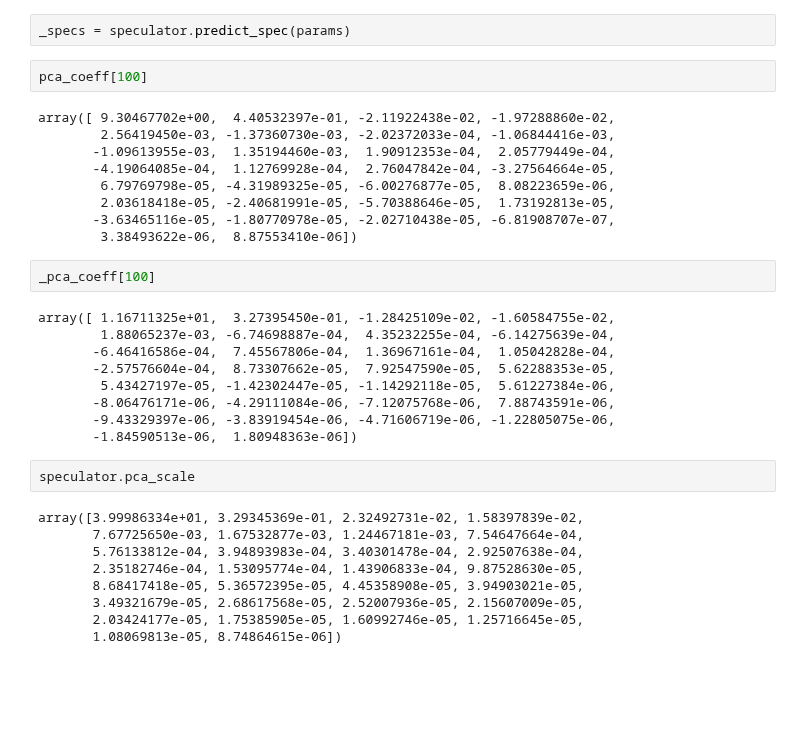
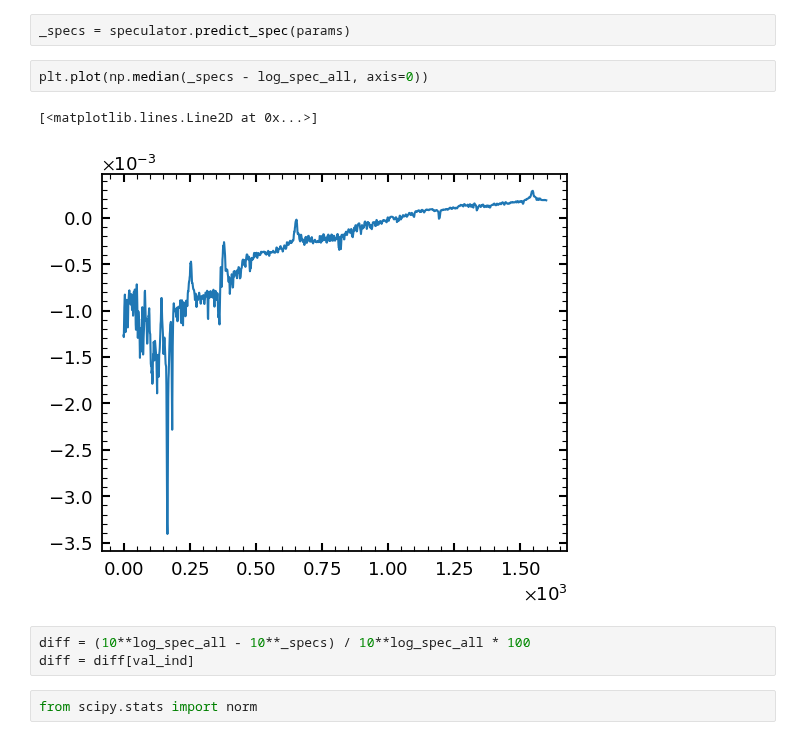
Before and after one commit to AstroJacobLi/popsed, a Jupyter notebook: notebooks/forward_model/NN_emulator.ipynb, the cells around one changed output. Drawn from its saved outputs; the diff is of its cells as text; blank space fills up the shorter version.

```diff
--- a/notebooks/forward_model/NN_emulator.ipynb
+++ b/notebooks/forward_model/NN_emulator.ipynb
@@ -265,35 +76,12 @@ _pca_coeff = speculator.predict(params)
 # %%
 _specs = speculator.predict_spec(params)
-# %%
-pca_coeff[100]
-# %% [output]
-array([ 9.30467702e+00,  4.40532397e-01, -2.11922438e-02, -1.97288860e-02,
-        2.56419450e-03, -1.37360730e-03, -2.02372033e-04, -1.06844416e-03,
-       -1.09613955e-03,  1.35194460e-03,  1.90912353e-04,  2.05779449e-04,
-       -4.19064085e-04,  1.12769928e-04,  2.76047842e-04, -3.27564664e-05,
-        6.79769798e-05, -4.31989325e-05, -6.00276877e-05,  8.08223659e-06,
-        2.03618418e-05, -2.40681991e-05, -5.70388646e-05,  1.73192813e-05,
-       -3.63465116e-05, -1.80770978e-05, -2.02710438e-05, -6.81908707e-07,
-        3.38493622e-06,  8.87553410e-06])
-# %%
-_pca_coeff[100]
-# %% [output]
-array([ 1.16711325e+01,  3.27395450e-01, -1.28425109e-02, -1.60584755e-02,
-        1.88065237e-03, -6.74698887e-04,  4.35232255e-04, -6.14275639e-04,
-       -6.46416586e-04,  7.45567806e-04,  1.36967161e-04,  1.05042828e-04,
-       -2.57576604e-04,  8.73307662e-05,  7.92547590e-05,  5.62288353e-05,
-        5.43427197e-05, -1.42302447e-05, -1.14292118e-05,  5.61227384e-06,
-       -8.06476171e-06, -4.29111084e-06, -7.12075768e-06,  7.88743591e-06,
-       -9.43329397e-06, -3.83919454e-06, -4.71606719e-06, -1.22805075e-06,
-       -1.84590513e-06,  1.80948363e-06])
-# %%
-speculator.pca_scale
-# %% [output]
-array([3.99986334e+01, 3.29345369e-01, 2.32492731e-02, 1.58397839e-02,
-       7.67725650e-03, 1.67532877e-03, 1.24467181e-03, 7.54647664e-04,
-       5.76133812e-04, 3.94893983e-04, 3.40301478e-04, 2.92507638e-04,
-       2.35182746e-04, 1.53095774e-04, 1.43906833e-04, 9.87528630e-05,
-       8.68417418e-05, 5.36572395e-05, 4.45358908e-05, 3.94903021e-05,
-       3.49321679e-05, 2.68617568e-05, 2.52007936e-05, 2.15607009e-05,
-       2.03424177e-05, 1.75385905e-05, 1.60992746e-05, 1.25716645e-05,
-       1.08069813e-05, 8.74864615e-06])
+# %%
+plt.plot(np.median(_specs - log_spec_all, axis=0))
+# %% [output]
+[<matplotlib.lines.Line2D at 0x...>]
+[figure, added]
+# %%
+diff = (10**log_spec_all - 10**_specs) / 10**log_spec_all * 100
+diff = diff[val_ind]
+# %%
+from scipy.stats import norm
```
Also changed, not shown: parts of 46 cells of this notebook, 3 other files.
